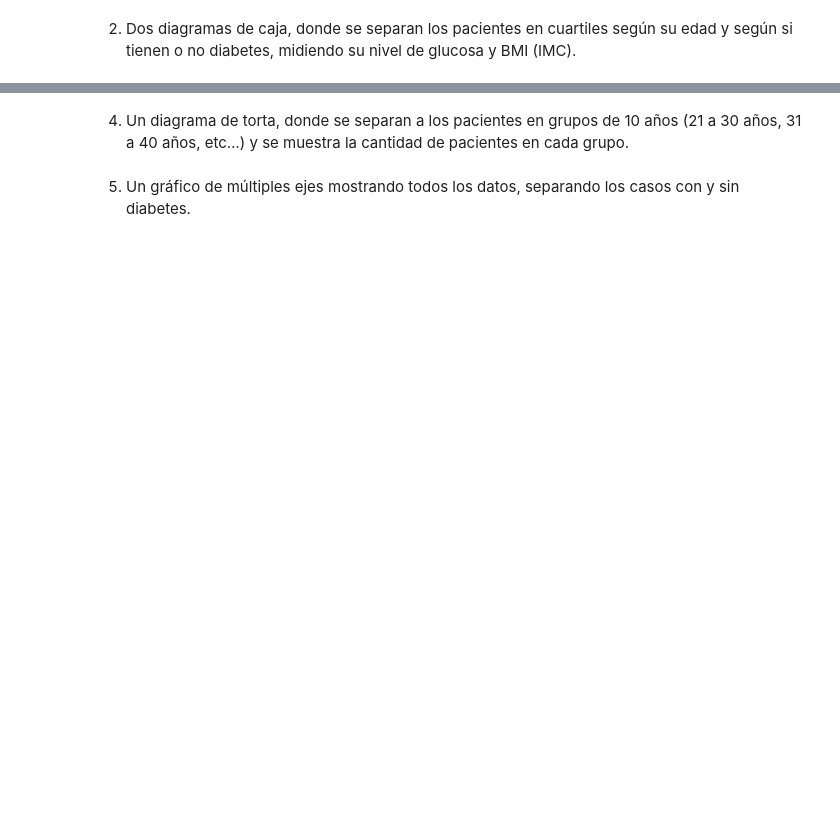
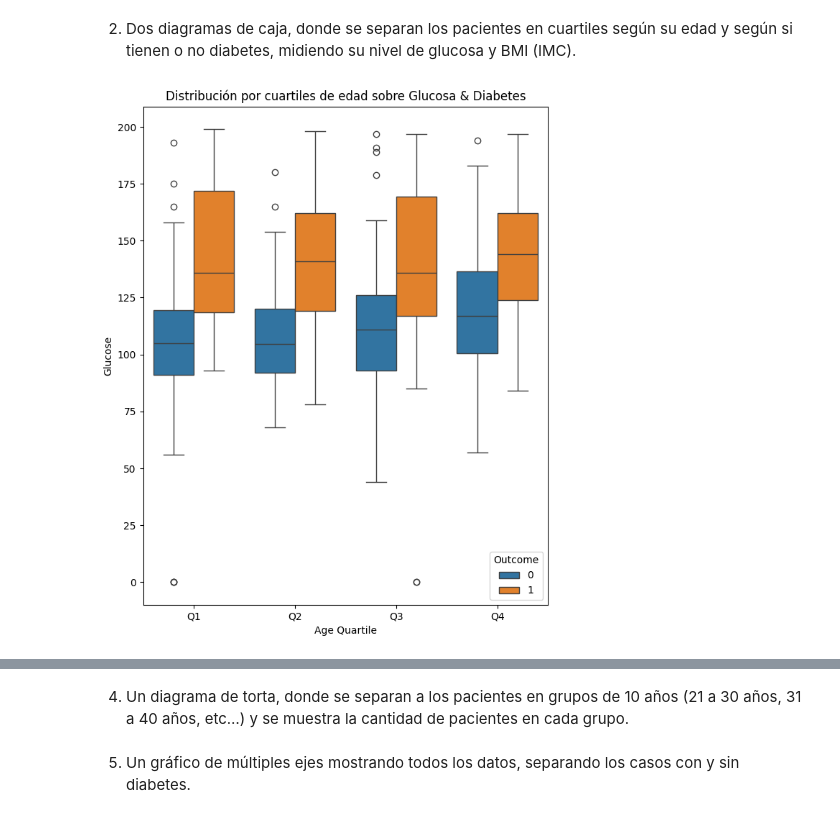
Before and after one commit to Carolinsrainbow/UC_VisualizacionDeDatos, a Jupyter notebook: VDD_Diabetes_Carolina_Herrera_Azolas.ipynb, the cells around one changed output, grey strips where cells are left out. Saved outputs shown, nothing was run; the diff lists cells and outputs as text; code cells hidden in the pictures; blank space fills up the shorter version.

```diff
--- a/VDD_Diabetes_Carolina_Herrera_Azolas.ipynb
+++ b/VDD_Diabetes_Carolina_Herrera_Azolas.ipynb
@@ -73,2 +73,16 @@ plt.show()
 # %% [markdown]
 2. Dos diagramas de caja, donde se separan los pacientes en cuartiles según su edad y según si tienen o no diabetes, midiendo su nivel de glucosa y BMI (IMC).
+# %%
+# Creamos los cuartiles
+df['Age Quartile'] = pd.qcut(df['Age'], 4, labels=['Q1', 'Q2', 'Q3', 'Q4'])
+# %%
+# Gráfico Plot de Glucosa vs diabetes en cuartiles según edad
+plt.figure(figsize=(16, 9))
+plt.subplot(1, 2, 1)
+sns.boxplot(x='Age Quartile', y='Glucose', hue='Outcome', data=df)
+plt.title('Distribución por cuartiles de edad sobre Glucosa & Diabetes')
+
+# Exponemos
+plt.show()
+# %% [output]
+[figure, added]
```
Also changed, not shown: parts of 5 cells of this notebook.
